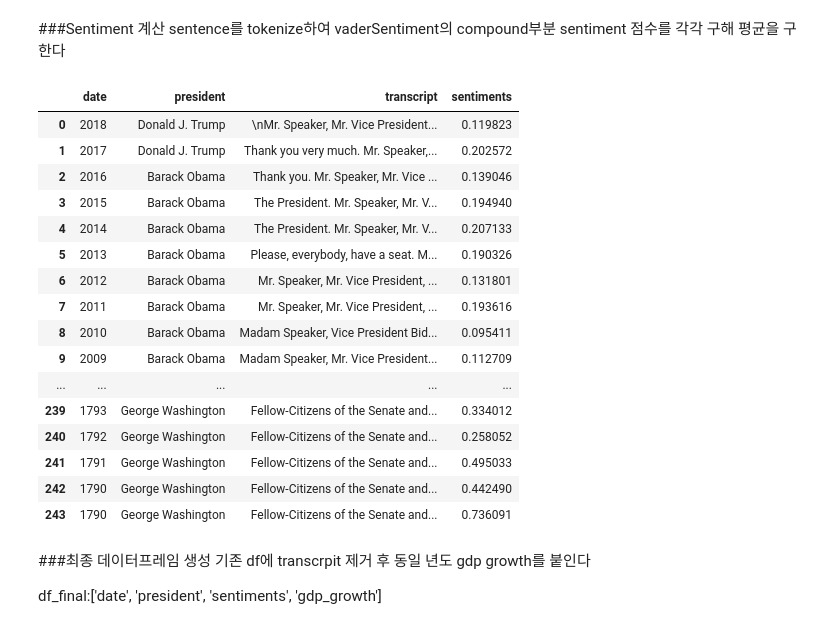
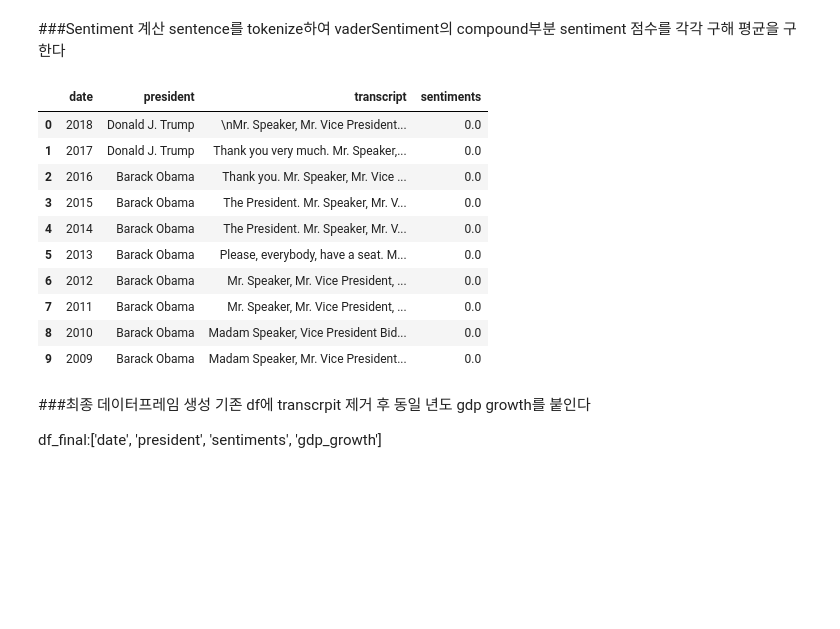
Before and after one commit to JennaPang-KU/us_presidential_speech_sentiment_analysis, a Jupyter notebook: sentiment_analysis.ipynb, the cells around one changed output. Cells and saved outputs as stored; diff of their text form; code cells hidden in the pictures; blank space fills up the shorter version.

```diff
--- a/sentiment_analysis.ipynb
+++ b/sentiment_analysis.ipynb
@@ -96,25 +90,19 @@ for ind in tqdm(df.index, desc='Progress'):
 
      df.at[ind,'sentiments'] = sentiment
 # %%
-df
+df.head(10)
 # %% [output]
 |  | date | president | transcript | sentiments |
-| 0 | 2018 | Donald J. Trump | \nMr. Speaker, Mr. Vice President... | 0.119823 |
-| 1 | 2017 | Donald J. Trump | Thank you very much. Mr. Speaker,... | 0.202572 |
-| 2 | 2016 | Barack Obama | Thank you. Mr. Speaker, Mr. Vice ... | 0.139046 |
-| 3 | 2015 | Barack Obama | The President. Mr. Speaker, Mr. V... | 0.194940 |
-| 4 | 2014 | Barack Obama | The President. Mr. Speaker, Mr. V... | 0.207133 |
-| 5 | 2013 | Barack Obama | Please, everybody, have a seat. M... | 0.190326 |
-| 6 | 2012 | Barack Obama | Mr. Speaker, Mr. Vice President, ... | 0.131801 |
-| 7 | 2011 | Barack Obama | Mr. Speaker, Mr. Vice President, ... | 0.193616 |
-| 8 | 2010 | Barack Obama | Madam Speaker, Vice President Bid... | 0.095411 |
-| 9 | 2009 | Barack Obama | Madam Speaker, Mr. Vice President... | 0.112709 |
-| ... | ... | ... | ... | ... |
-| 239 | 1793 | George Washington | Fellow-Citizens of the Senate and... | 0.334012 |
-| 240 | 1792 | George Washington | Fellow-Citizens of the Senate and... | 0.258052 |
-| 241 | 1791 | George Washington | Fellow-Citizens of the Senate and... | 0.495033 |
-| 242 | 1790 | George Washington | Fellow-Citizens of the Senate and... | 0.442490 |
-| 243 | 1790 | George Washington | Fellow-Citizens of the Senate and... | 0.736091 |
+| 0 | 2018 | Donald J. Trump | \nMr. Speaker, Mr. Vice President... | 0.0 |
+| 1 | 2017 | Donald J. Trump | Thank you very much. Mr. Speaker,... | 0.0 |
+| 2 | 2016 | Barack Obama | Thank you. Mr. Speaker, Mr. Vice ... | 0.0 |
+| 3 | 2015 | Barack Obama | The President. Mr. Speaker, Mr. V... | 0.0 |
+| 4 | 2014 | Barack Obama | The President. Mr. Speaker, Mr. V... | 0.0 |
+| 5 | 2013 | Barack Obama | Please, everybody, have a seat. M... | 0.0 |
+| 6 | 2012 | Barack Obama | Mr. Speaker, Mr. Vice President, ... | 0.0 |
+| 7 | 2011 | Barack Obama | Mr. Speaker, Mr. Vice President, ... | 0.0 |
+| 8 | 2010 | Barack Obama | Madam Speaker, Vice President Bid... | 0.0 |
+| 9 | 2009 | Barack Obama | Madam Speaker, Mr. Vice President... | 0.0 |
 # %% [markdown]
 ###최종 데이터프레임 생성
 기존 df에 transcrpit 제거 후 동일 년도 gdp growth를 붙인다
```
Also changed, not shown: parts of 3 cells of this notebook.
